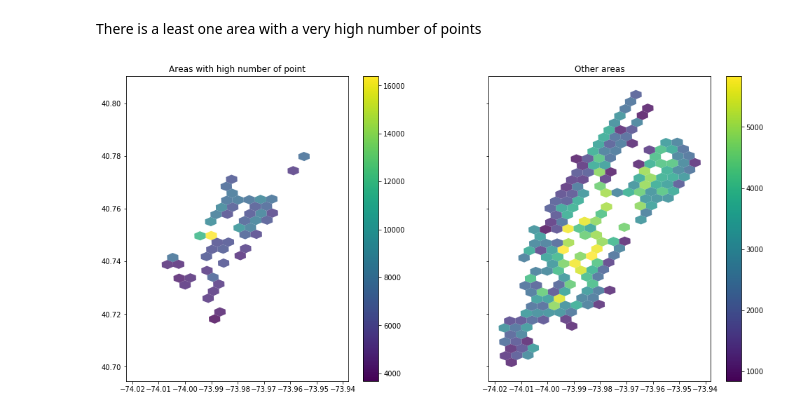
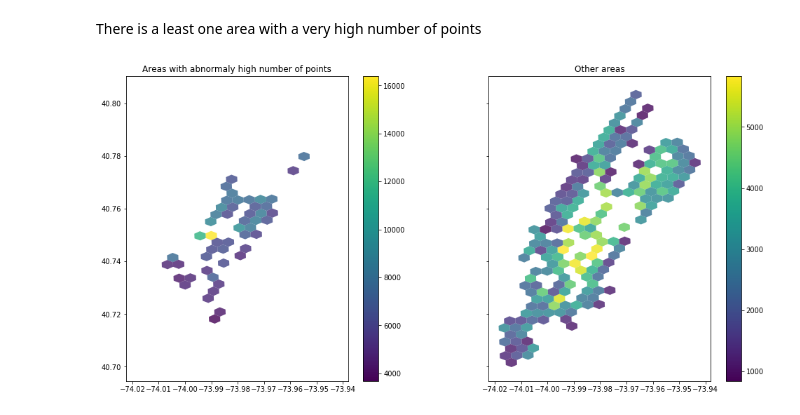
Before and after one commit to sash-ko/ai-transportation, a Jupyter notebook: demand-prediction/2-discrete-areas.ipynb, the cells around one changed output. Saved outputs shown, nothing was run; the diff lists cells and outputs as text; code cells hidden in the pictures.

```diff
--- a/demand-prediction/2-discrete-areas.ipynb
+++ b/demand-prediction/2-discrete-areas.ipynb
@@ -76,24 +76,23 @@ def h3_to_polygon(item) -> Polygon:
     return Polygon(boundary)
 
 
+def plot_choropleth(data, title=None, ax=None):
+    counts = data.value_counts()
+    counts = counts.to_frame(name='total').reset_index()
+
+    geo_df = gpd.GeoDataFrame(counts, geometry=counts.apply(h3_to_polygon, axis=1))
+    geo_df.plot(column='total', alpha=0.8, legend=True, ax=ax);
+
+    if title and ax:
+        ax.set_title(title)
+    elif title:
+        plt.title(title)
+
 fig = plt.figure(figsize=(17, 8))
 (ax1, ax2) = fig.subplots(1, 2, sharex=True, sharey=True)
 
-# plot hexagons with resolution 9
-counts = data.h3_res9.value_counts()
-counts = counts.to_frame(name='total').reset_index()
-
-geo_df = gpd.GeoDataFrame(counts, geometry=counts.apply(h3_to_polygon, axis=1))
-geo_df.plot(column='total', alpha=0.8, legend=True, ax=ax1)
-ax1.set_title('h3 resolution 9')
-
-# plot hexagons with resolution 8
-counts = data.h3_res8.value_counts()
-counts = counts.to_frame(name='total').reset_index()
-
-geo_df = gpd.GeoDataFrame(counts, geometry=counts.apply(h3_to_polygon, axis=1))
-geo_df.plot(column='total', alpha=0.8, legend=True, ax=ax2)
-ax2.set_title('h3 resolution 8')
+plot_choropleth(data.h3_res9, 'h3 resolution 9', ax=ax1)
+plot_choropleth(data.h3_res8, 'h3 resolution 8', ax=ax2);
 # %% [output]
 [figure]
 # %% [markdown]
@@ -332,19 +325,12 @@ There is a least one area with a very high number of points
 # %%
 fig = plt.figure(figsize=(17, 8))
 (ax1, ax2) = fig.subplots(1, 2, sharex=True, sharey=True)
 
+idx = data_clean.h3_res9.isin(daily_total[index_outliers].h3_res9)
 
-idx = data_clean.h3_res9.isin(daily_total[index_outliers].h3_res9)
-counts = data_clean[idx].h3_res9.value_counts()
-counts = counts.to_frame(name='total').reset_index()
-geo_df = gpd.GeoDataFrame(counts, geometry=counts.apply(h3_to_polygon, axis=1))
-geo_df.plot(column='total', alpha=0.8, legend=True, ax=ax1);
-ax1.set_title('Areas with high number of point')
+plot_choropleth(data_clean[idx].h3_res9,
+                'Areas with abnormaly high number of points', ax=ax1)
 
-counts = data_clean[~idx].h3_res9.value_counts()
-counts = counts.to_frame(name='total').reset_index()
-geo_df = gpd.GeoDataFrame(counts, geometry=counts.apply(h3_to_polygon, axis=1))
-geo_df.plot(column='total', alpha=0.8, legend=True, ax=ax2);
-ax2.set_title('Other areas');
+plot_choropleth(data_clean[~idx].h3_res9, 'Other areas', ax=ax2)
 # %% [output]
-[figure, old version]
+[figure, new version]
```
Also changed, not shown: parts of 17 cells of this notebook.
